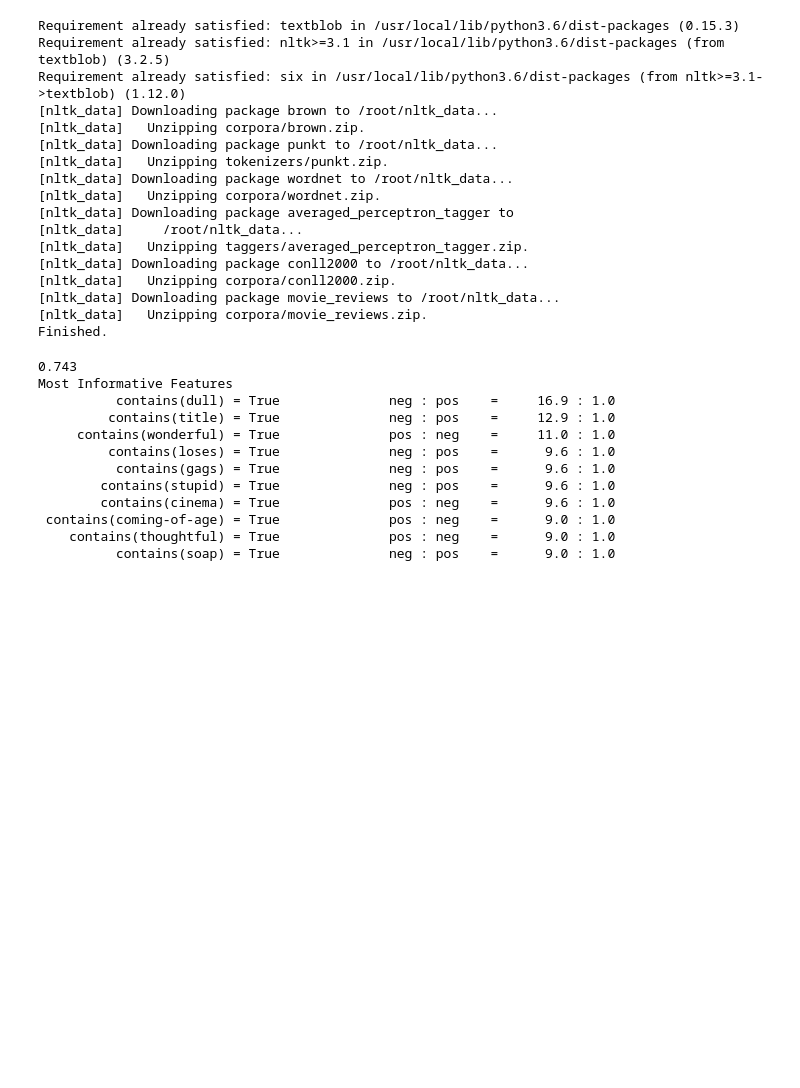
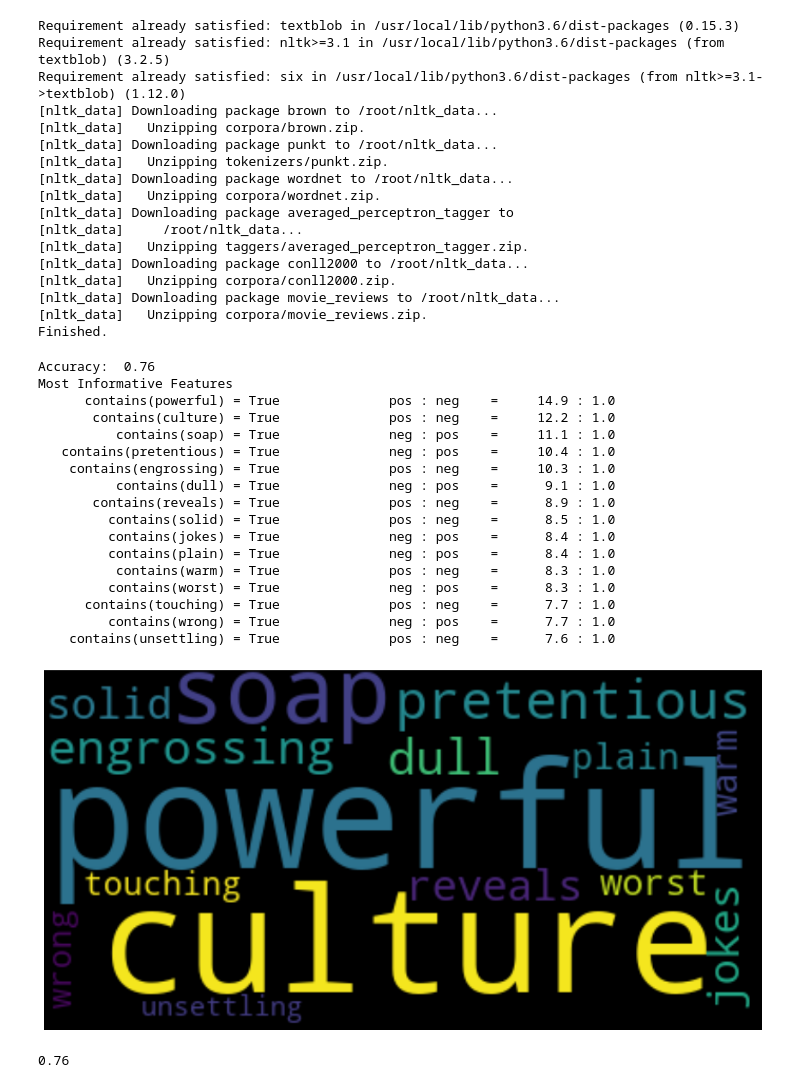
Before and after one commit to jonathannocek/twitter-analysis, a Jupyter notebook: twitter-analysis.ipynb, the cells around one changed output. Drawn from its saved outputs; the diff is of its cells as text; code cells hidden in the pictures; blank space fills up the shorter version.

```diff
--- a/twitter-analysis.ipynb
+++ b/twitter-analysis.ipynb
@@ -225,18 +223,71 @@ Requirement already satisfied: six in /usr/local/lib/python3.6/dist-packages (fr
 [nltk_data]   Unzipping corpora/movie_reviews.zip.
 Finished.
 # %%
-print (classifier.accuracy(testing_data))
-classifier.show_informative_features(10)
+accuracy = classifier.accuracy(testing_data)
+print("Accuracy: ", accuracy)
+classifier.show_informative_features(15)
 # %% [output]
-0.743
+Accuracy:  0.76
 Most Informative Features
-          contains(dull) = True              neg : pos    =     16.9 : 1.0
-         contains(title) = True              neg : pos    =     12.9 : 1.0
-     contains(wonderful) = True              pos : neg    =     11.0 : 1.0
-         contains(loses) = True              neg : pos    =      9.6 : 1.0
-          contains(gags) = True              neg : pos    =      9.6 : 1.0
-        contains(stupid) = True              neg : pos    =      9.6 : 1.0
-        contains(cinema) = True              pos : neg    =      9.6 : 1.0
- contains(coming-of-age) = True              pos : neg    =      9.0 : 1.0
-    contains(thoughtful) = True              pos : neg    =      9.0 : 1.0
-          contains(soap) = True              neg : pos    =      9.0 : 1.0
+      contains(powerful) = True              pos : neg    =     14.9 : 1.0
+       contains(culture) = True              pos : neg    =     12.2 : 1.0
+          contains(soap) = True              neg : pos    =     11.1 : 1.0
+   contains(pretentious) = True              neg : pos    =     10.4 : 1.0
+    contains(engrossing) = True              pos : neg    =     10.3 : 1.0
+          contains(dull) = True              neg : pos    =      9.1 : 1.0
+       contains(reveals) = True              pos : neg    =      8.9 : 1.0
+         contains(solid) = True              pos : neg    =      8.5 : 1.0
+         contains(jokes) = True              neg : pos    =      8.4 : 1.0
+         contains(plain) = True              neg : pos    =      8.4 : 1.0
+          contains(warm) = True              pos : neg    =      8.3 : 1.0
+         contains(worst) = True              neg : pos    =      8.3 : 1.0
+      contains(touching) = True              pos : neg    =      7.7 : 1.0
+         contains(wrong) = True              neg : pos    =      7.7 : 1.0
+    contains(unsettling) = True              pos : neg    =      7.6 : 1.0
+# %%
+# Function for finding word in string below
+# Found here: https://stackoverflow.com/questions/3368969/find-string-between-two-substrings
+def find_between_r( s, first, last ):
+    try:
+        start = s.rindex( first ) + len( first )
+        end = s.rindex( last, start )
+        return s[start:end]
+    except ValueError:
+        return ""
+
+# Get features
+most_info_feat = classifier.informative_features(15)
+words = [] # Initialize list
+for text in most_info_feat:
+  # Get words out of most_info_feat and add to list
+  s = text[0]
+  word = find_between_r(s, 'contains(', ')')
+  words.append(word)
+
+# Join words from list to make single string
+text = ' '.join(words)
+from wordcloud import WordCloud
+wordcloud = WordCloud().generate(text)
+
+# Configure image
+plt.figure(figsize = (15, 9))
+plt.imshow(wordcloud, interpolation= "bilinear") # Show image
+plt.axis("off")
+plt.show()
+# %% [output]
+[figure, added]
+# %%
+from sklearn.metrics import f1_score
+# Collecting truth values
+ground_truth = [r[1] for r in testing_data]
+
+predicted = [] # Initialize List
+for r in testing_data:
+  # Collected predicted values
+  blob = textblob.TextBlob(r[0], classifier=classifier)
+  sentiment = blob.classify()
+  predicted.append(sentiment)
+
+f1_score(ground_truth, predicted, labels=['neg', 'pos'], average='micro')
+# %% [output]
+0.76
```
Also changed, not shown: parts of 2 cells of this notebook.
